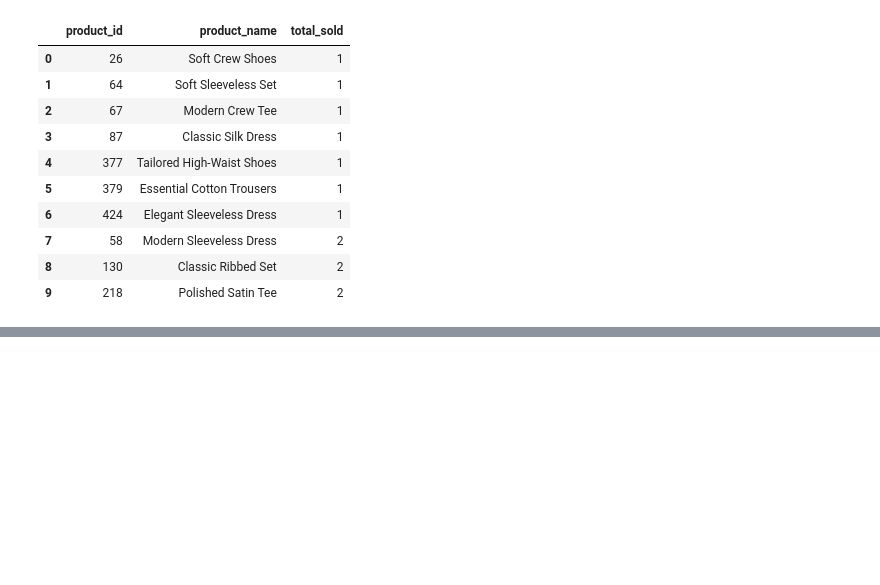
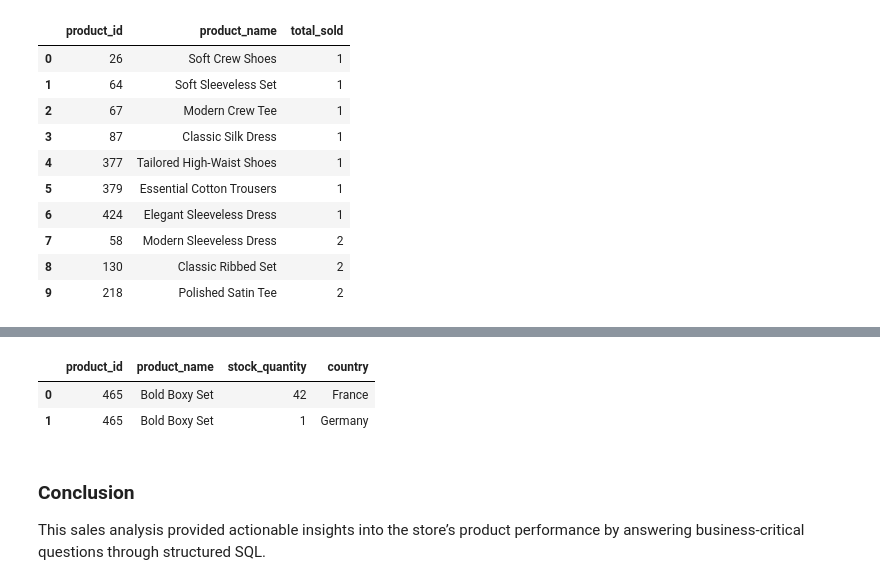
Before and after one commit to joycemsm/fashion-store-analysis, a Jupyter notebook: sales_analysis_queries_SQL.ipynb, the cells around one changed output, grey strips where cells are left out. Saved outputs shown, nothing was run; the diff lists cells and outputs as text; code cells hidden in the pictures; blank space fills up the shorter version.

```diff
--- a/sales_analysis_queries_SQL.ipynb
+++ b/sales_analysis_queries_SQL.ipynb
@@ -90,0 +228,30 @@ result
+# %%
+query = """
+SELECT
+    p.product_id,
+    p.product_name,
+    s.stock_quantity,
+    s.country
+FROM
+    stock AS s
+JOIN
+    products AS p ON s.product_id = p.product_id
+WHERE
+    s.stock_quantity > 0
+    AND p.product_id NOT IN (
+        SELECT DISTINCT si.product_id
+        FROM sales_items AS si
+        JOIN sales AS sa ON si.sale_id = sa.sale_id
+        WHERE sa.sale_date >= date('now', '-90 day')
+    );
+"""
+result = pysqldf(query)
+result
+# %% [output]
+|  | product_id | product_name | stock_quantity | country |
+| 0 | 465 | Bold Boxy Set | 42 | France |
+| 1 | 465 | Bold Boxy Set | 1 | Germany |
+# %% [markdown]
+### **Conclusion**
+
+This sales analysis provided actionable insights into the store’s product performance by answering business-critical questions through structured SQL.
```
Also changed, not shown: parts of 13 cells of this notebook.
